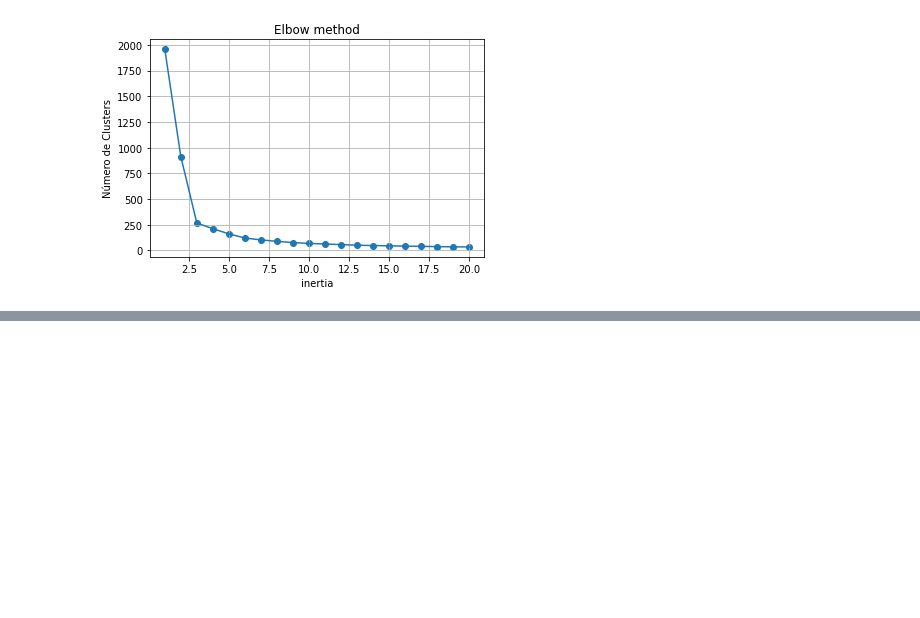
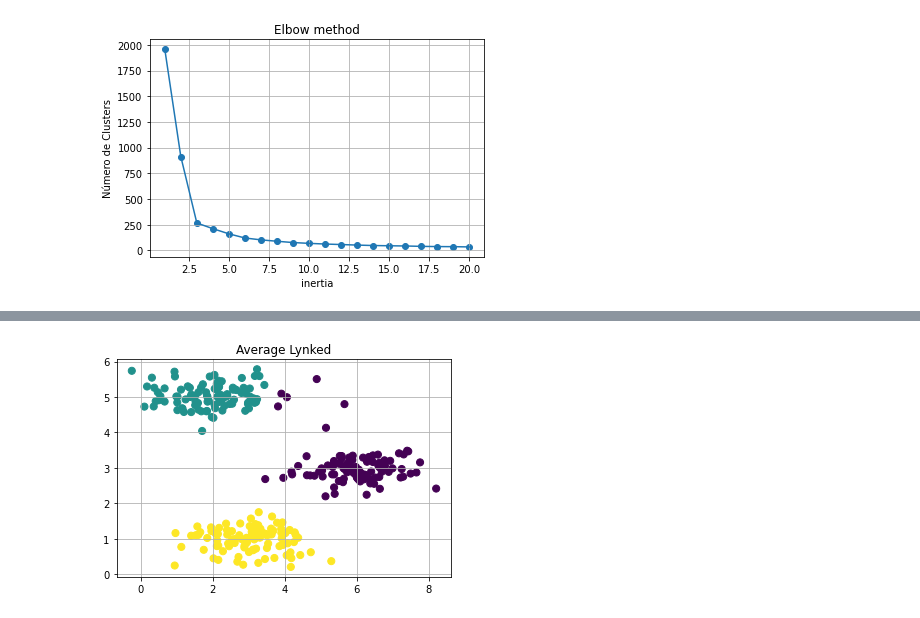
Before and after one commit to fsluizvictor/K-means, a Jupyter notebook: K_means.ipynb, the cells around one changed output, grey strips where cells are left out. Saved outputs shown, nothing was run; the diff lists cells and outputs as text; code cells hidden in the pictures; blank space fills up the shorter version.

```diff
--- a/K_means.ipynb
+++ b/K_means.ipynb
@@ -69,0 +93,7 @@ plt.show()
+# %%
+agg = AgglomerativeClustering(n_clusters=3, linkage='average')
+y_predict = agg.fit_predict(X)
+
+hierarchical_agglomerative_clustering_plot('Average Lynked',y_predict)
+# %% [output]
+[figure, added]
```
Also changed, not shown: parts of 7 cells of this notebook.
